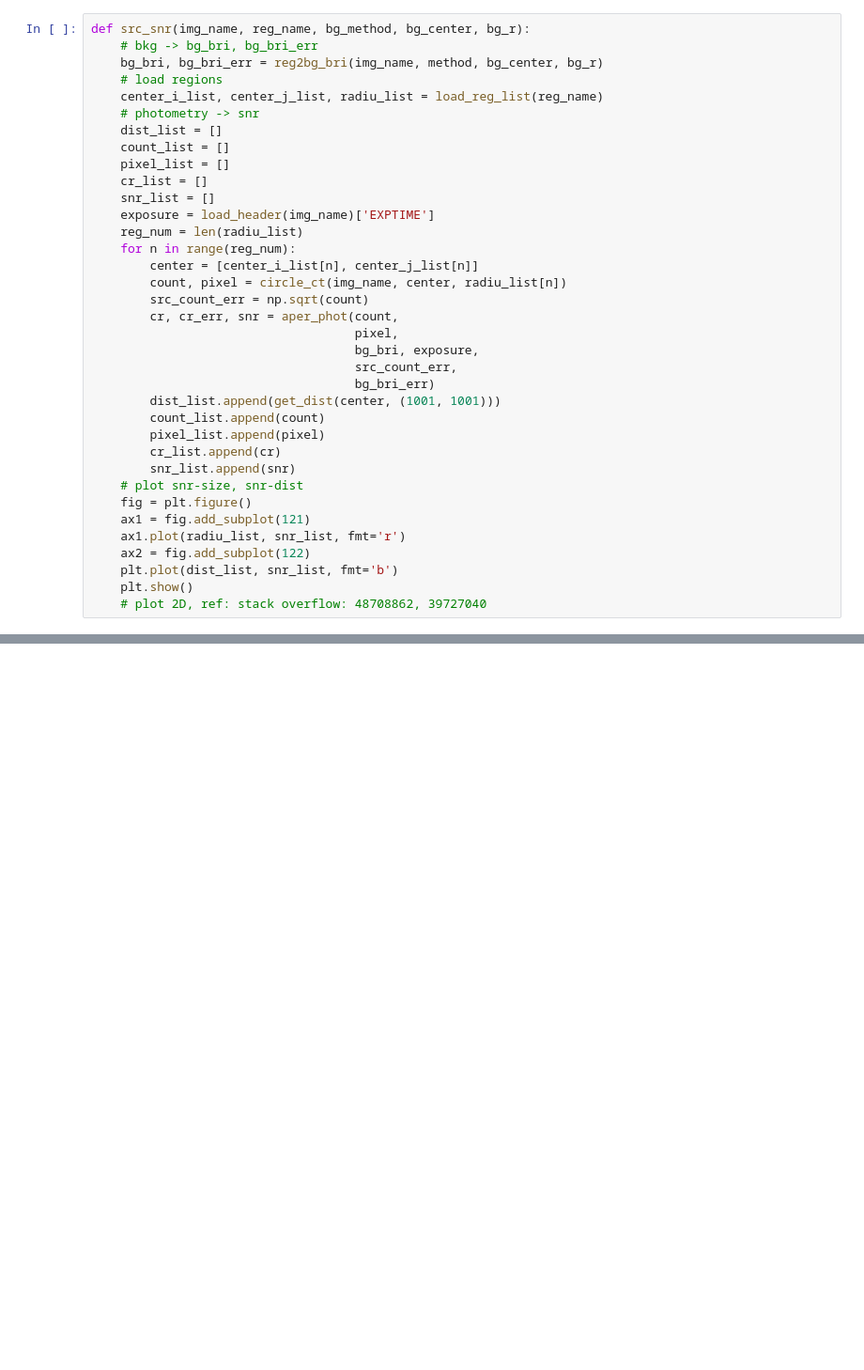
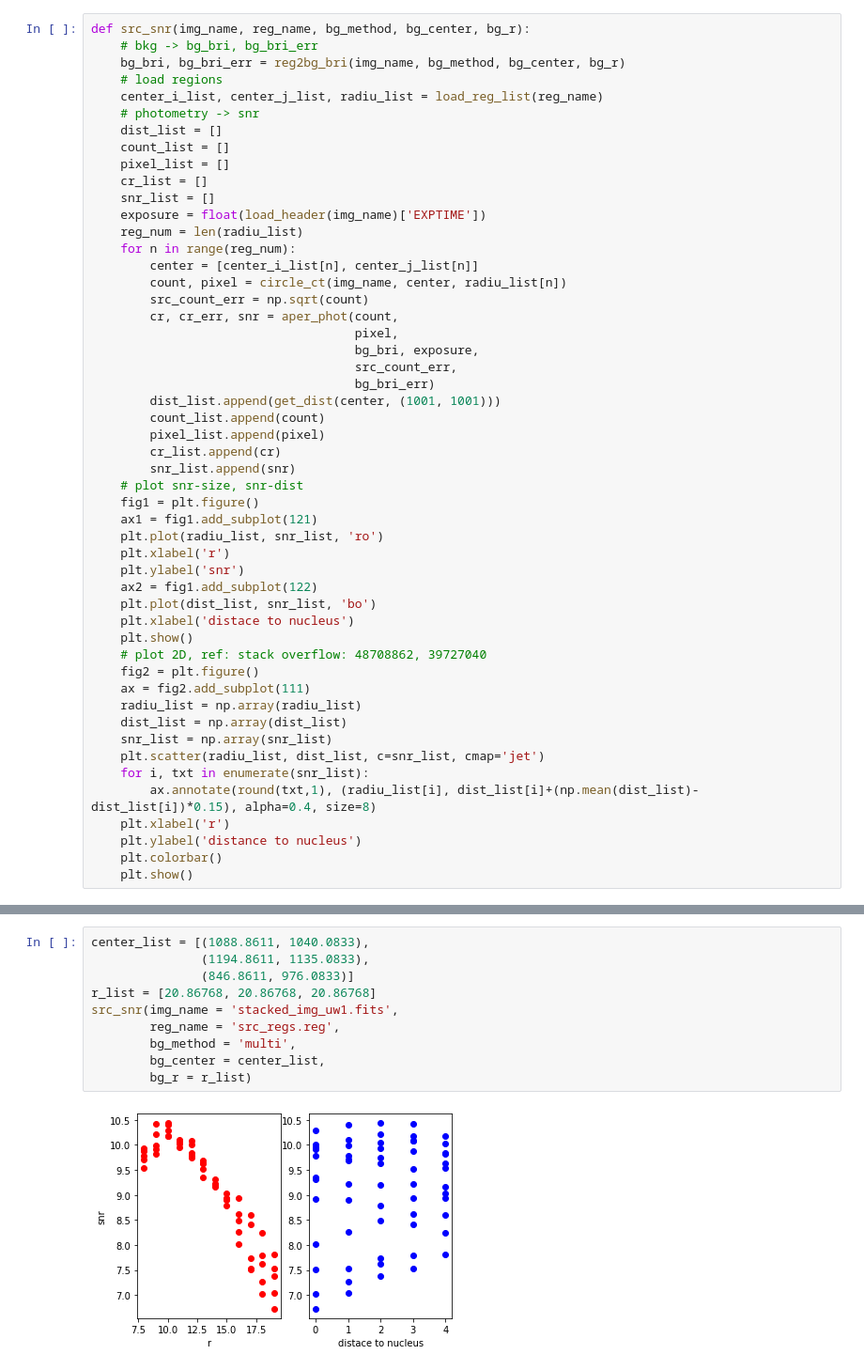
Before and after one commit to zexixing/SwiftUVOT-Data-Analysing, a Jupyter notebook: note/optimum_phot.ipynb, the cells around one changed output, grey strips where cells are left out. Shown at 94% size. Saved outputs shown, nothing was run; the diff lists cells and outputs as text; blank space fills up the shorter version.

```diff
--- a/note/optimum_phot.ipynb
+++ b/note/optimum_phot.ipynb
@@ -38,7 +39,7 @@ def generate_src_reg(src_reg_name,
 # %%
 def src_snr(img_name, reg_name, bg_method, bg_center, bg_r):
     # bkg -> bg_bri, bg_bri_err
-    bg_bri, bg_bri_err = reg2bg_bri(img_name, method, bg_center, bg_r)
+    bg_bri, bg_bri_err = reg2bg_bri(img_name, bg_method, bg_center, bg_r)
     # load regions
     center_i_list, center_j_list, radiu_list = load_reg_list(reg_name)
     # photometry -> snr
@@ -47,7 +48,7 @@ def src_snr(img_name, reg_name, bg_method, bg_center, bg_r):
     pixel_list = []
     cr_list = []
     snr_list = []
-    exposure = load_header(img_name)['EXPTIME']
+    exposure = float(load_header(img_name)['EXPTIME'])
     reg_num = len(radiu_list)
     for n in range(reg_num):
         center = [center_i_list[n], center_j_list[n]]
@@ -64,13 +65,28 @@ def src_snr(img_name, reg_name, bg_method, bg_center, bg_r):
         cr_list.append(cr)
         snr_list.append(snr)
     # plot snr-size, snr-dist
-    fig = plt.figure()
-    ax1 = fig.add_subplot(121)
-    ax1.plot(radiu_list, snr_list, fmt='r')
-    ax2 = fig.add_subplot(122)
-    plt.plot(dist_list, snr_list, fmt='b')
+    fig1 = plt.figure()
+    ax1 = fig1.add_subplot(121)
+    plt.plot(radiu_list, snr_list, 'ro')
+    plt.xlabel('r')
+    plt.ylabel('snr')
+    ax2 = fig1.add_subplot(122)
+    plt.plot(dist_list, snr_list, 'bo')
+    plt.xlabel('distace to nucleus')
     plt.show()
     # plot 2D, ref: stack overflow: 48708862, 39727040
+    fig2 = plt.figure()
+    ax = fig2.add_subplot(111)
+    radiu_list = np.array(radiu_list)
+    dist_list = np.array(dist_list)
+    snr_list = np.array(snr_list)
+    plt.scatter(radiu_list, dist_list, c=snr_list, cmap='jet')
+    for i, txt in enumerate(snr_list):
+        ax.annotate(round(txt,1), (radiu_list[i], dist_list[i]+(np.mean(dist_list)-dist_list[i])*0.15), alpha=0.4, size=8)
+    plt.xlabel('r')
+    plt.ylabel('distance to nucleus')
+    plt.colorbar()
+    plt.show()
 # %%
 def bg_snr(method, img_name, reg_name, src_center, src_r):
     # source photometry
@@ -157,0 +235,12 @@ def bg_multi_circle_snr(img_name, reg_name, src_center, src_r, n):
+# %%
+center_list = [(1088.8611, 1040.0833),
+               (1194.8611, 1135.0833),
+               (846.8611, 976.0833)]
+r_list = [20.86768, 20.86768, 20.86768]
+src_snr(img_name = 'stacked_img_uw1.fits',
+        reg_name = 'src_regs.reg',
+        bg_method = 'multi',
+        bg_center = center_list,
+        bg_r = r_list)
+# %% [output]
+[figure, added]
```
Also changed, not shown: parts of 27 cells of this notebook, 9 other files.
